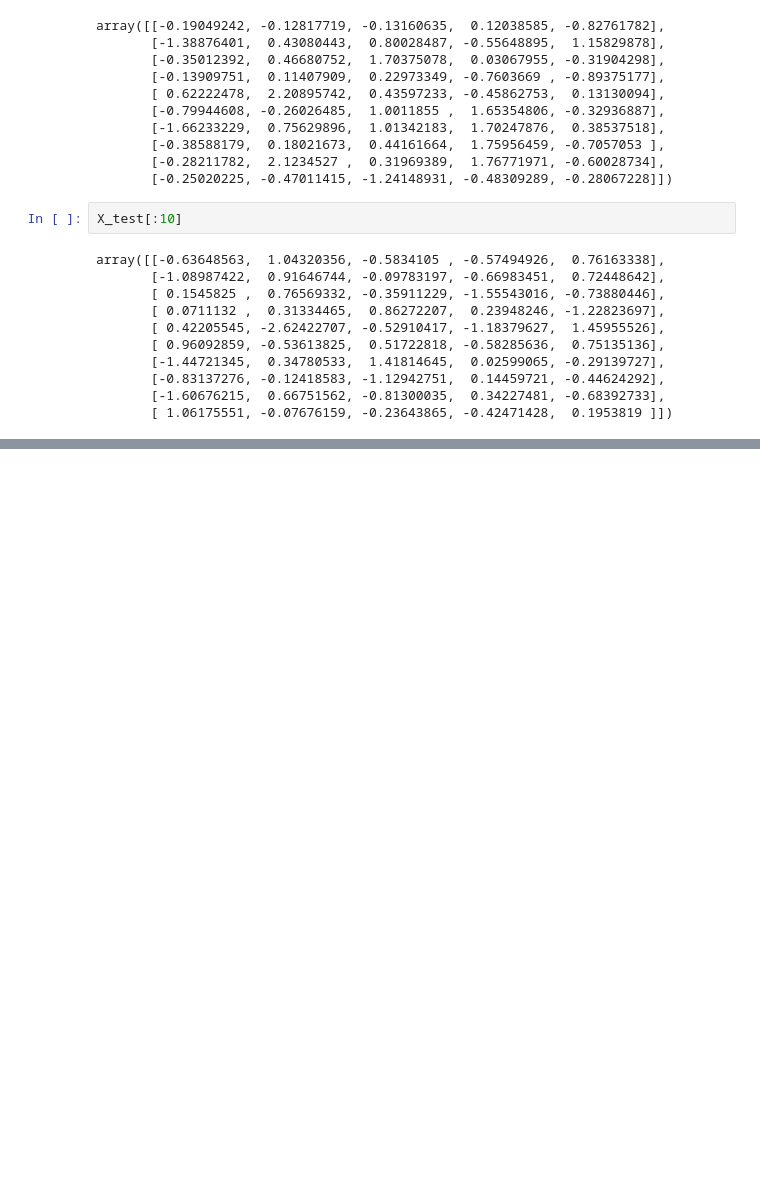
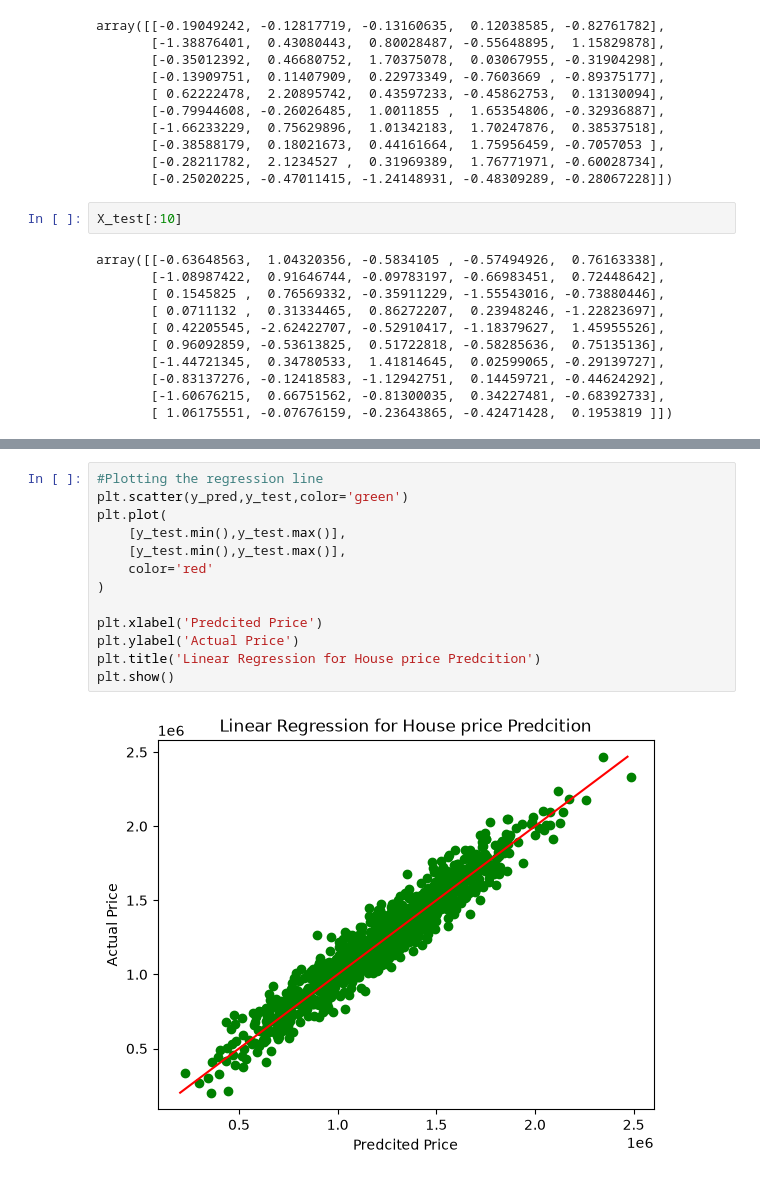
Before and after one commit to mayursuvarna27/Regression, a Jupyter notebook: House_price_prediction/House_price_predcition.ipynb, the cells around one changed output, grey strips where cells are left out. Saved outputs shown, nothing was run; the diff lists cells and outputs as text; blank space fills up the shorter version.

```diff
--- a/House_price_prediction/House_price_predcition.ipynb
+++ b/House_price_prediction/House_price_predcition.ipynb
@@ -123,0 +280,15 @@ array([[-0.63648563,  1.04320356, -0.5834105 , -0.57494926,  0.76163338],
+# %%
+#Plotting the regression line
+plt.scatter(y_pred,y_test,color='green')
+plt.plot(
+    [y_test.min(),y_test.max()],
+    [y_test.min(),y_test.max()],
+    color='red'
+)
+
+plt.xlabel('Predcited Price')
+plt.ylabel('Actual Price')
+plt.title('Linear Regression for House price Predcition')
+plt.show()
+# %% [output]
+[figure, added]
```
Also changed, not shown: parts of 17 cells of this notebook.
